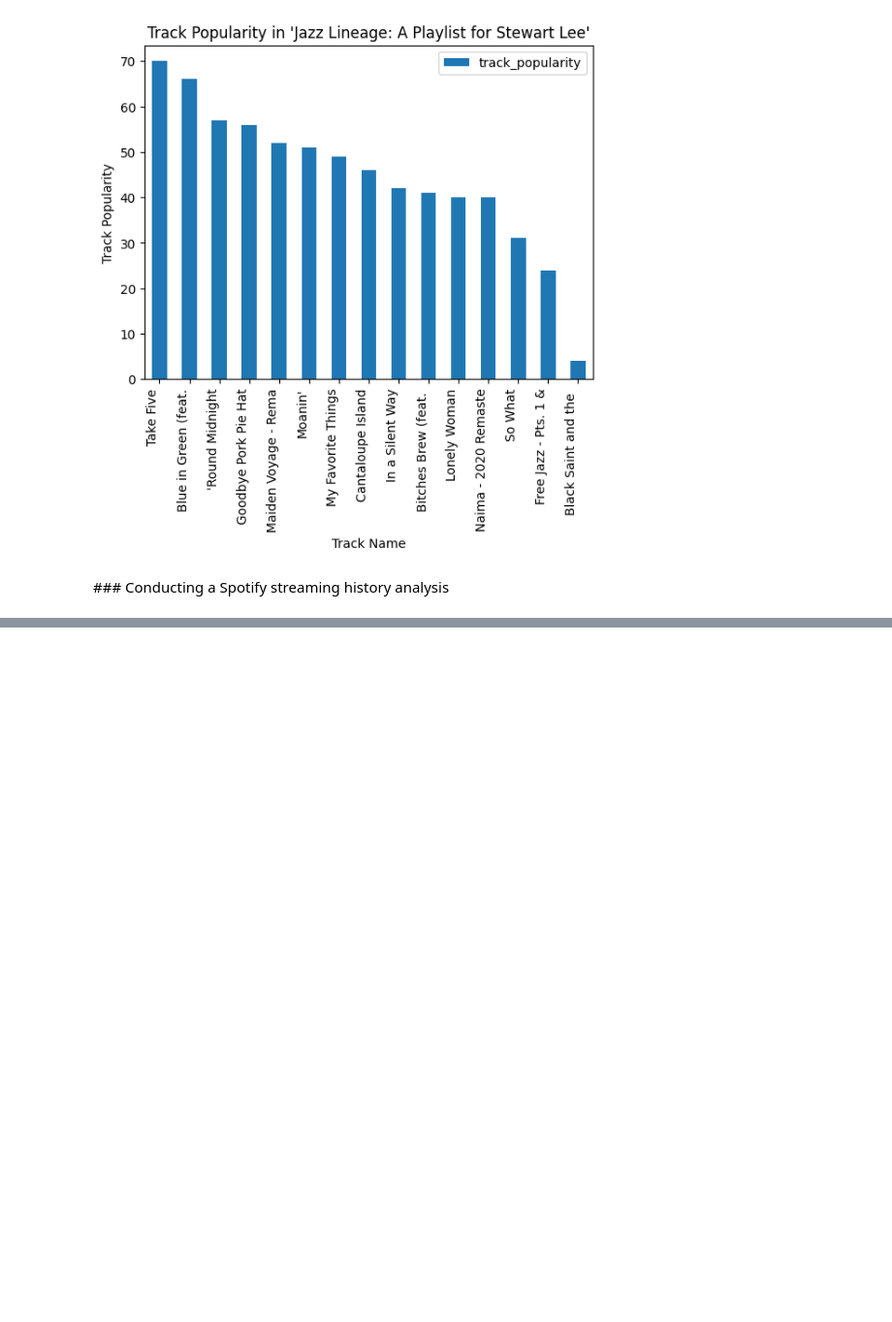
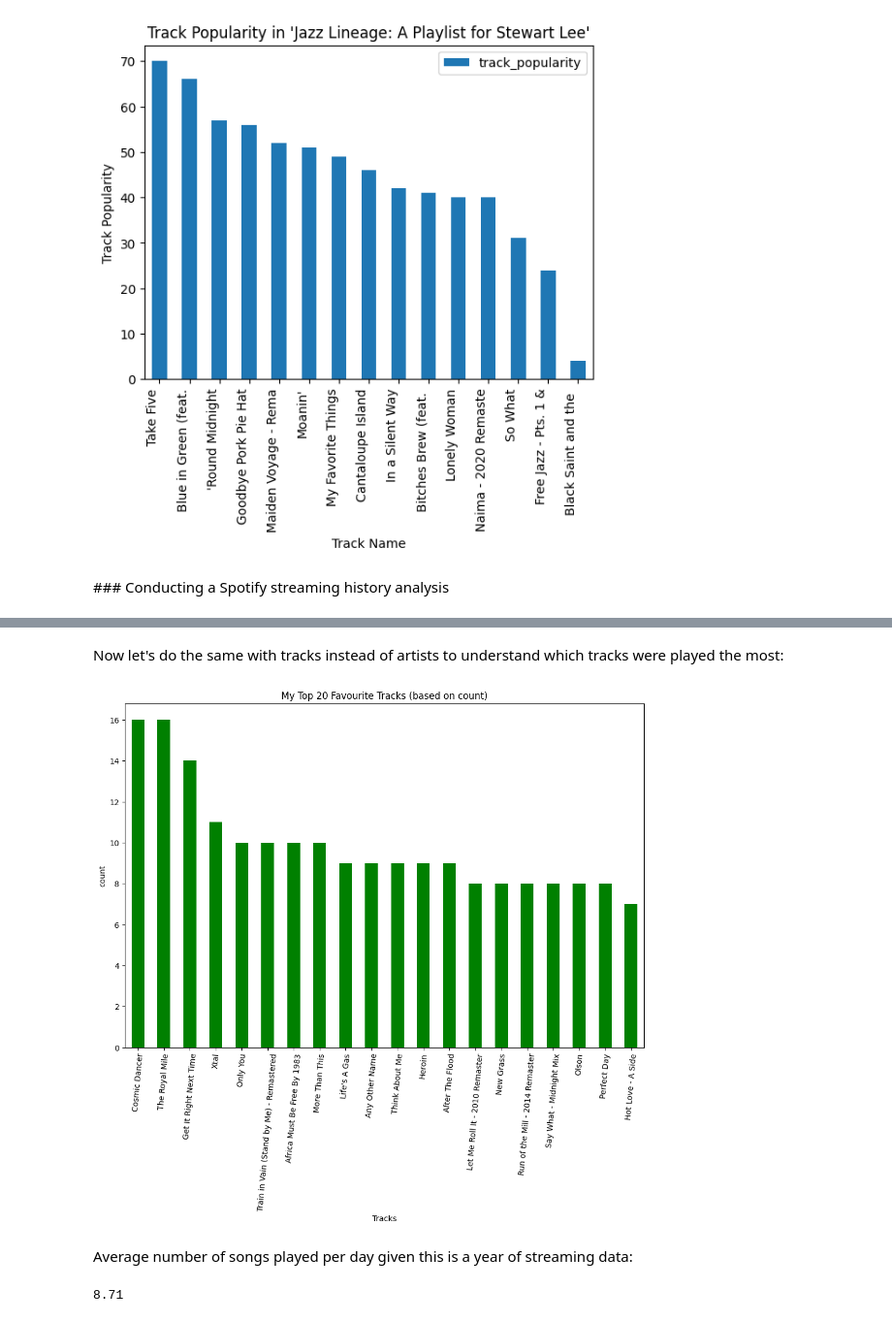
Before and after one commit to malminhas/spotify, a Jupyter notebook: spotify_playbook.ipynb, the cells around one changed output, grey strips where cells are left out. Shown: that part at 97% size. Saved outputs shown, nothing was run; the diff lists cells and outputs as text; code cells hidden in the pictures; blank space fills up the shorter version.

```diff
--- a/spotify_playbook.ipynb
+++ b/spotify_playbook.ipynb
@@ -119,0 +199,14 @@ See [here](https://github.com/jayeshironside/Spotify-Streaming-history-analysis)
+# %% [markdown]
+Now let's do the same with tracks instead of artists to understand which tracks were played the most:
+# %%
+N = 20
+top_tracks_df = stream_df.groupby(['trackName'])['count'].sum().sort_values(ascending=False)
+plotByValue(top_tracks_df, 'count', what='Tracks', N=N)
+# %% [output]
+[figure, added]
+# %% [markdown]
+Average number of songs played per day given this is a year of streaming data:
+# %%
+(stream_df['trackName'].count()/365).round(2)
+# %% [output]
+8.71
```
Also changed, not shown: parts of 18 cells of this notebook.
